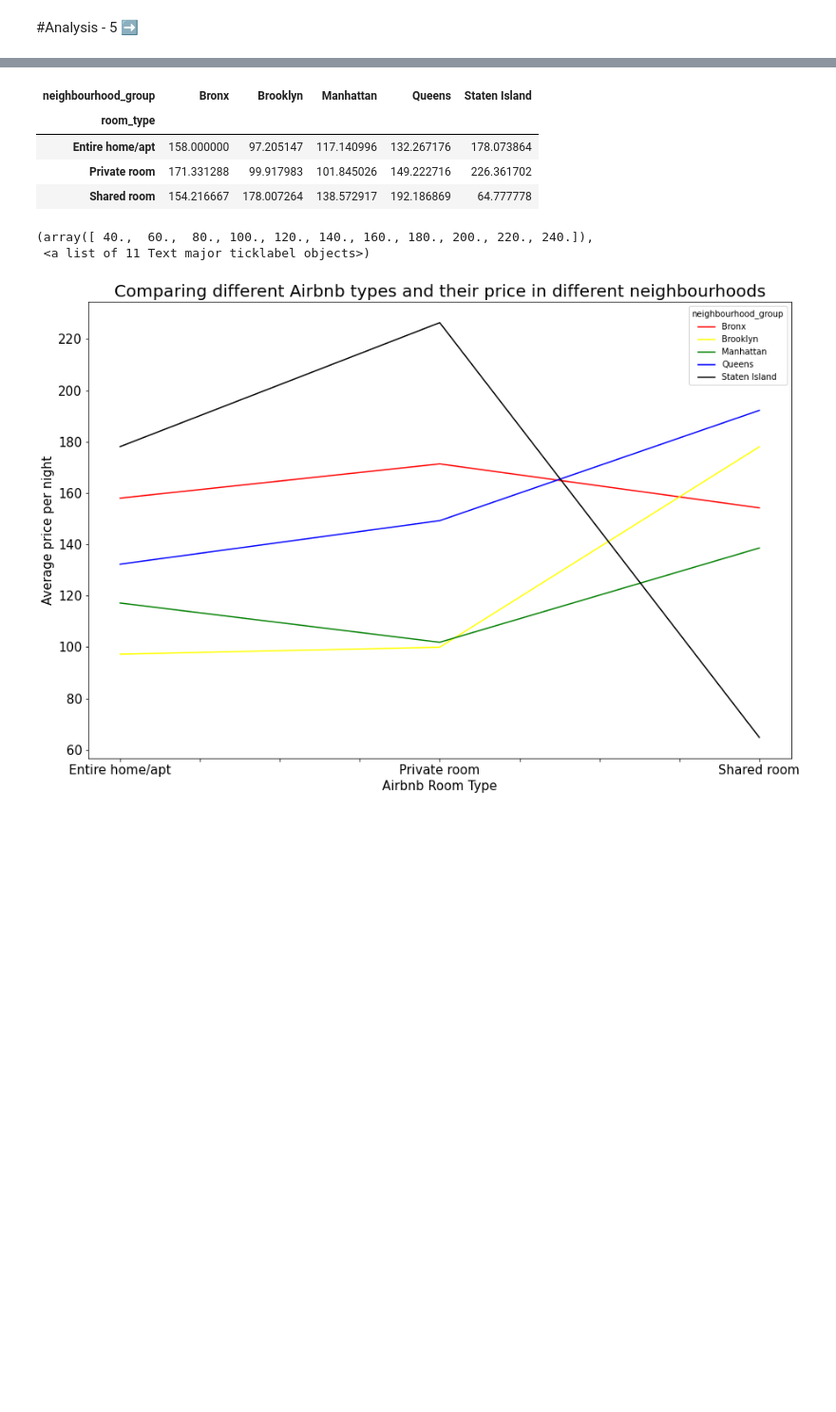
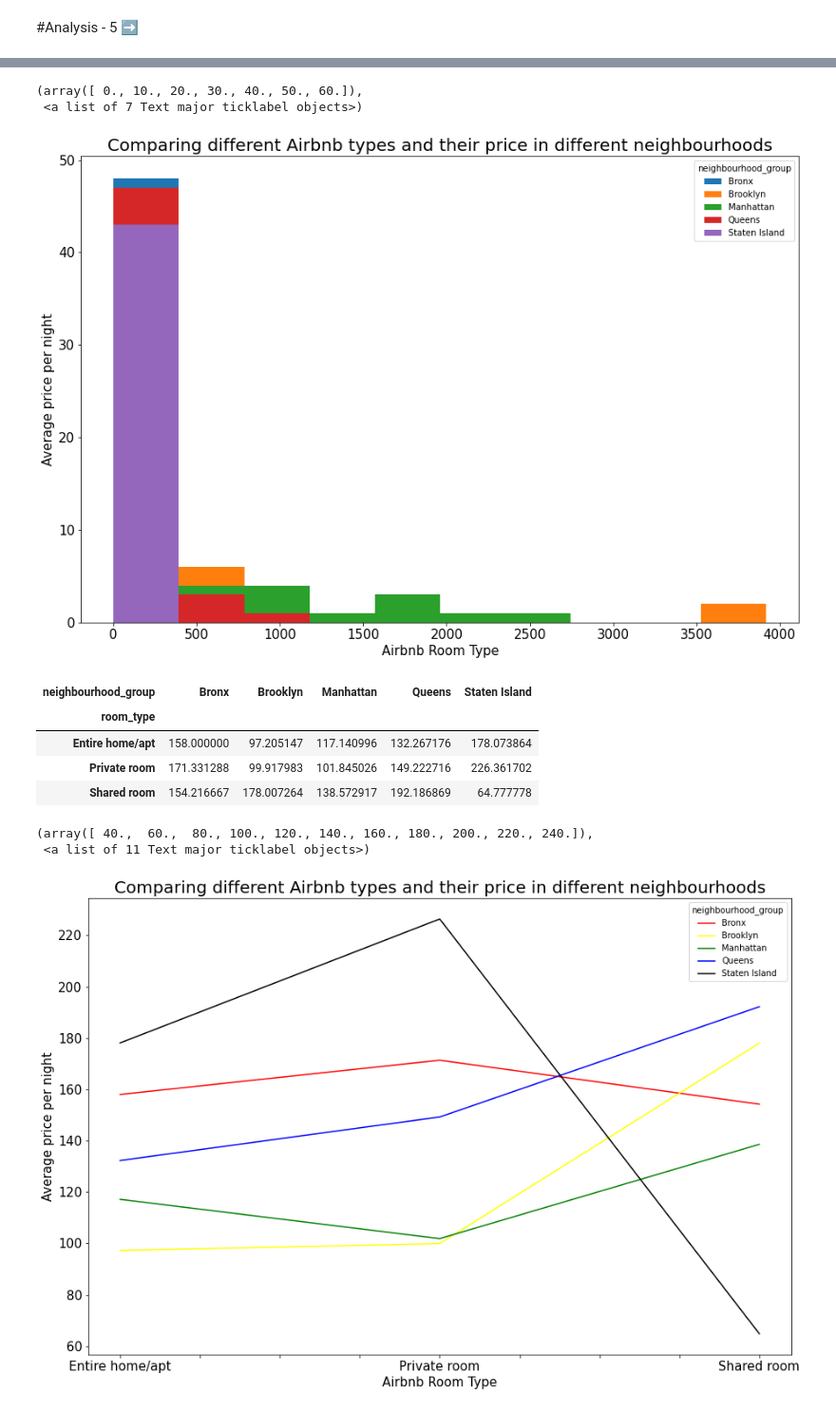
Before and after one commit to shubhamjangid510/EDA-Capstone-Airbnb-Analysis, a Jupyter notebook: Airbnb_Bookings_Analysis_Capstone_Project.ipynb, the cells around one changed output, grey strips where cells are left out. Shown at 95% size. Drawn from its saved outputs; the diff is of its cells as text; code cells hidden in the pictures; blank space fills up the shorter version.

```diff
--- a/Airbnb_Bookings_Analysis_Capstone_Project.ipynb
+++ b/Airbnb_Bookings_Analysis_Capstone_Project.ipynb
@@ -270,3 +352,16 @@ Here we can observe that Entire home or aparment type is the most favourite room
+# %%
+#plotting the graph.
+plt.rcParams['figure.figsize']=(15,10)
+room_neighbourhood_availability.plot(kind='hist')
+plt.title("Comparing different Airbnb types and their price in different neighbourhoods",fontsize=20)
+plt.xlabel("Airbnb Room Type",fontsize=15)
+plt.xticks(fontsize = 15)
+plt.ylabel("Average price per night",fontsize=15)
+plt.yticks(fontsize = 15)
+# %% [output]
+(array([ 0., 10., 20., 30., 40., 50., 60.]),
+ <a list of 7 Text major ticklabel objects>)
+[figure, added]
 # %%
 room_neighbourhood_availability=df.groupby(['room_type','neighbourhood_group'])['availability_365'].mean().unstack()
 # %%
```
Also changed, not shown: parts of 20 cells of this notebook.
